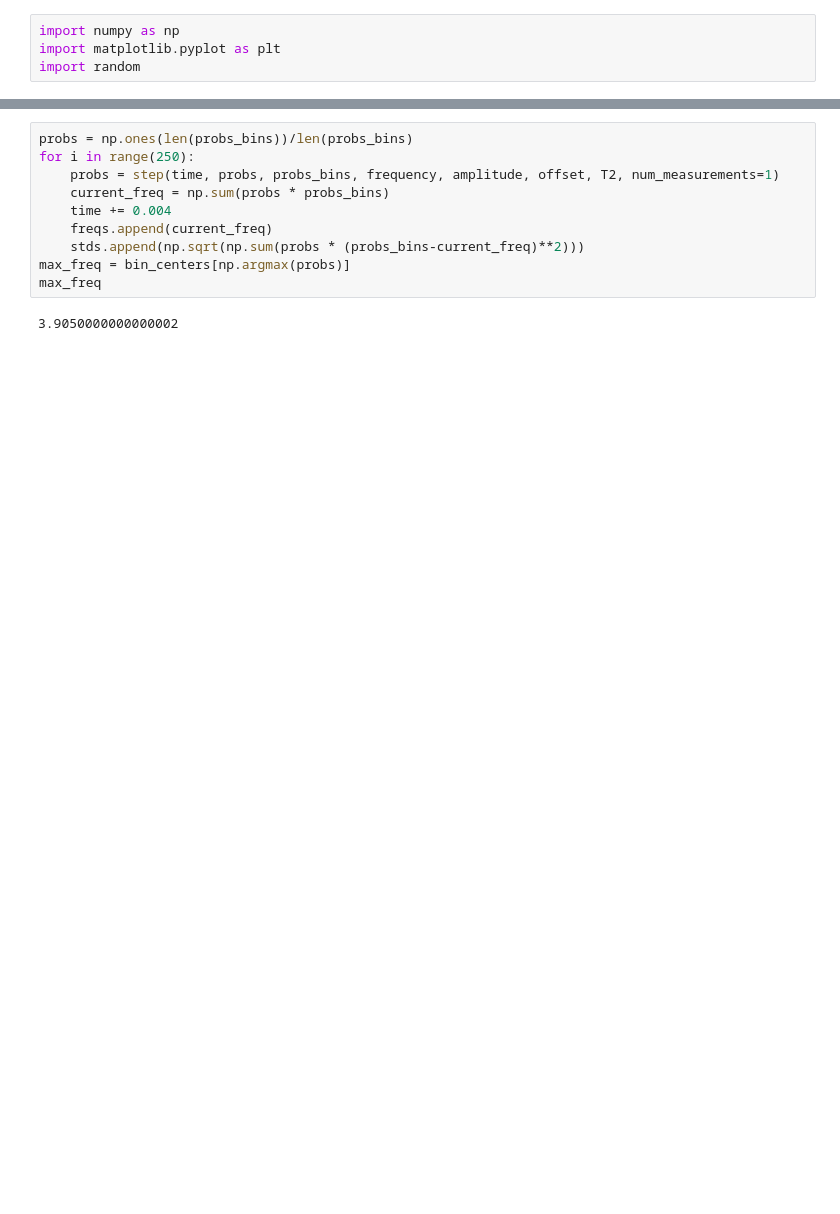
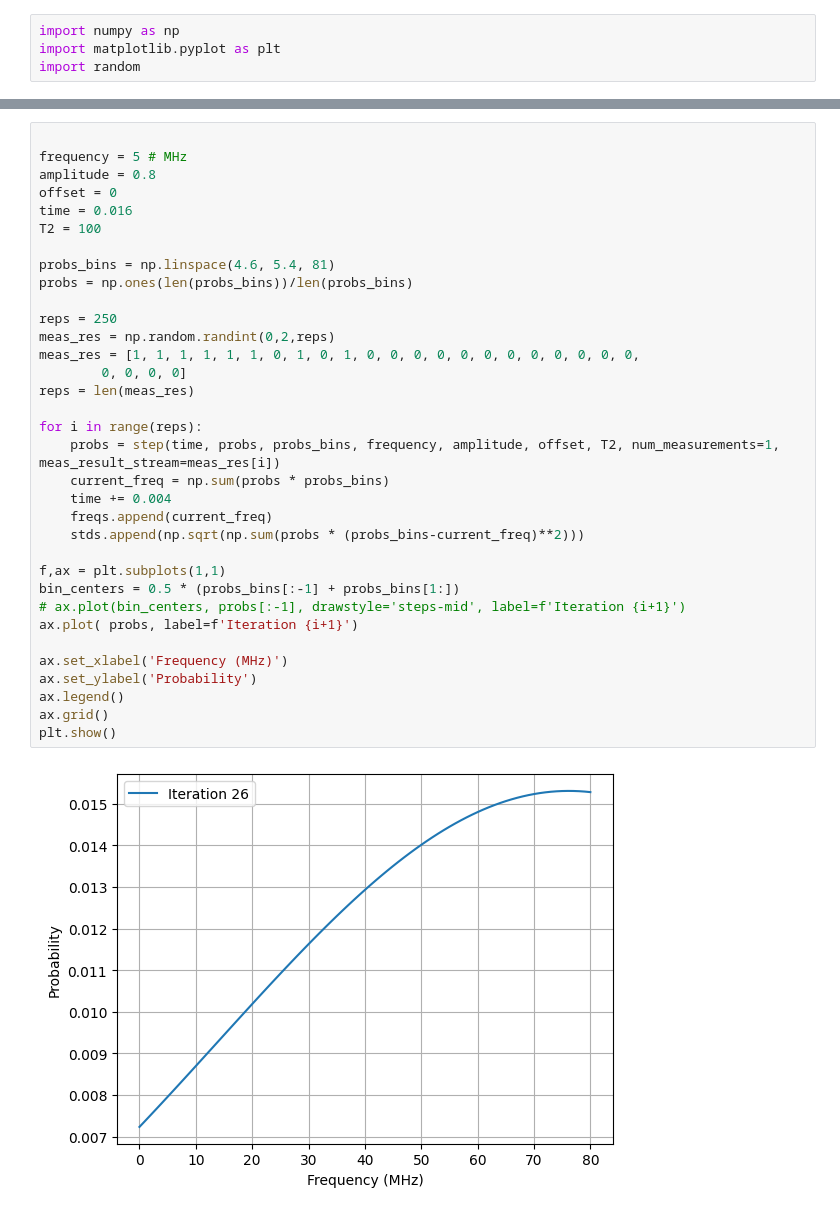
Before and after one commit to i-qcc/iqcc-calibration, a Jupyter notebook: random_exp/Bayesian/sim_bayesian.ipynb, the cells around one changed output, grey strips where cells are left out. Cells and saved outputs as stored; diff of their text form; blank space fills up the shorter version.

```diff
--- a/random_exp/Bayesian/sim_bayesian.ipynb
+++ b/random_exp/Bayesian/sim_bayesian.ipynb
@@ -109,12 +108,36 @@ max_freq
 # %%
+
+frequency = 5 # MHz
+amplitude = 0.8
+offset = 0
+time = 0.016
+T2 = 100
+
+probs_bins = np.linspace(4.6, 5.4, 81)
 probs = np.ones(len(probs_bins))/len(probs_bins)
-for i in range(250):
-    probs = step(time, probs, probs_bins, frequency, amplitude, offset, T2, num_measurements=1)
+
+reps = 250
+meas_res = np.random.randint(0,2,reps)
+meas_res = [1, 1, 1, 1, 1, 1, 0, 1, 0, 1, 0, 0, 0, 0, 0, 0, 0, 0, 0, 0, 0, 0,
+        0, 0, 0, 0]
+reps = len(meas_res)
+
+for i in range(reps):
+    probs = step(time, probs, probs_bins, frequency, amplitude, offset, T2, num_measurements=1, meas_result_stream=meas_res[i])
     current_freq = np.sum(probs * probs_bins)
     time += 0.004
     freqs.append(current_freq)
     stds.append(np.sqrt(np.sum(probs * (probs_bins-current_freq)**2)))
-max_freq = bin_centers[np.argmax(probs)]
-max_freq
+
+f,ax = plt.subplots(1,1)
+bin_centers = 0.5 * (probs_bins[:-1] + probs_bins[1:])
+# ax.plot(bin_centers, probs[:-1], drawstyle='steps-mid', label=f'Iteration {i+1}')
+ax.plot( probs, label=f'Iteration {i+1}')
+
+ax.set_xlabel('Frequency (MHz)')
+ax.set_ylabel('Probability')
+ax.legend()
+ax.grid()
+plt.show()
 # %% [output]
-3.9050000000000002
+[figure, added]
```
Also changed, not shown: parts of 6 cells of this notebook, 2 other files.
